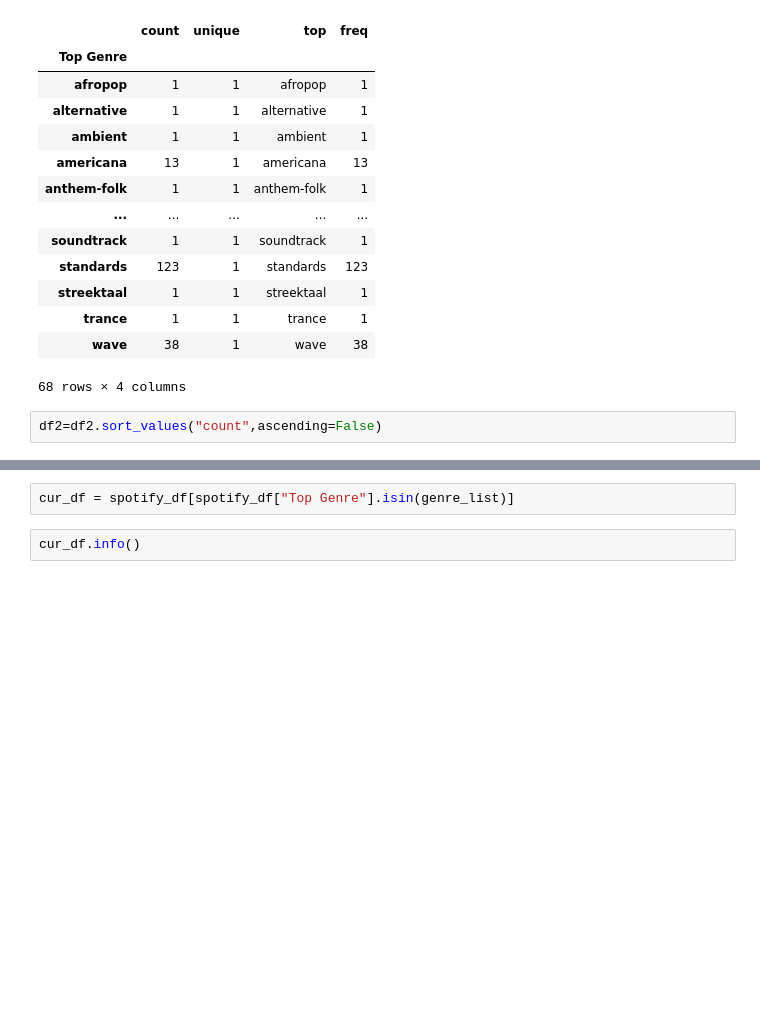
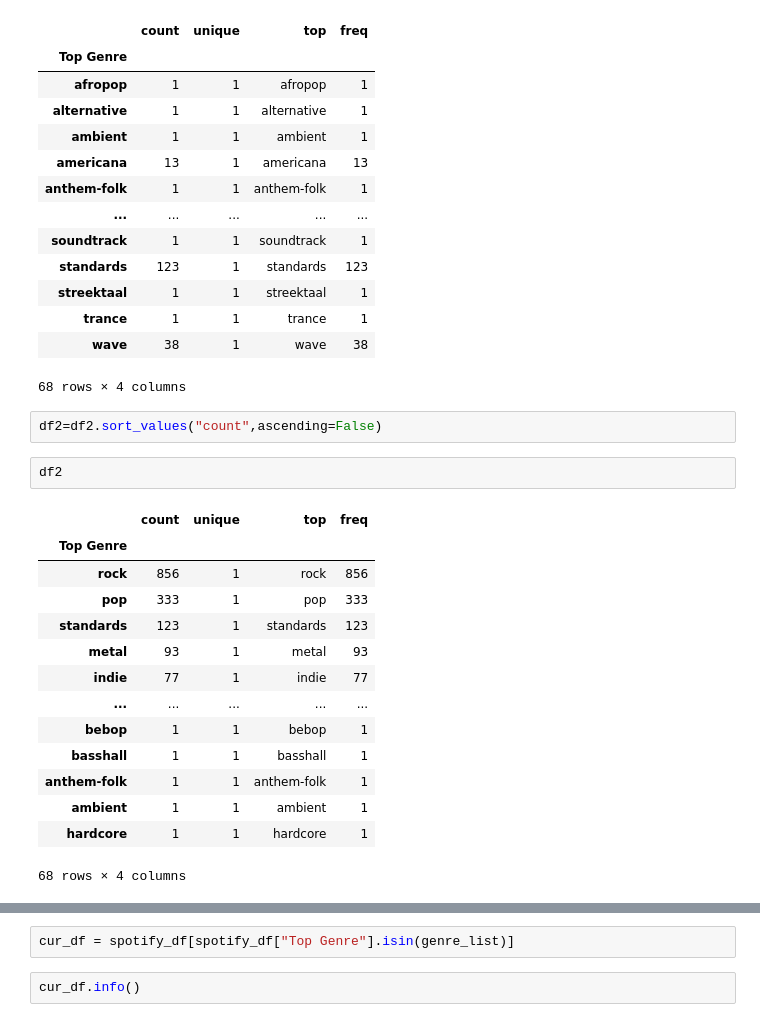
Before and after one commit to NavaneethKrishnanB/Spotify_songs_classifier, a Jupyter notebook: genre_classifier.ipynb, the cells around one changed output, grey strips where cells are left out. Cells and saved outputs as stored; diff of their text form; blank space fills up the shorter version.

```diff
--- a/genre_classifier.ipynb
+++ b/genre_classifier.ipynb
@@ -80,4 +80,21 @@ df2
 68 rows × 4 columns
 # %%
 df2=df2.sort_values("count",ascending=False)
+# %%
+df2
+# %% [output]
+|  | count | unique | top | freq |
+| Top Genre |  |  |  |  |
+| rock | 856 | 1 | rock | 856 |
+| pop | 333 | 1 | pop | 333 |
+| standards | 123 | 1 | standards | 123 |
+| metal | 93 | 1 | metal | 93 |
+| indie | 77 | 1 | indie | 77 |
+| ... | ... | ... | ... | ... |
+| bebop | 1 | 1 | bebop | 1 |
+| basshall | 1 | 1 | basshall | 1 |
+| anthem-folk | 1 | 1 | anthem-folk | 1 |
+| ambient | 1 | 1 | ambient | 1 |
+| hardcore | 1 | 1 | hardcore | 1 |
+68 rows × 4 columns
 # %%
```
Also changed, not shown: parts of 23 cells of this notebook.
